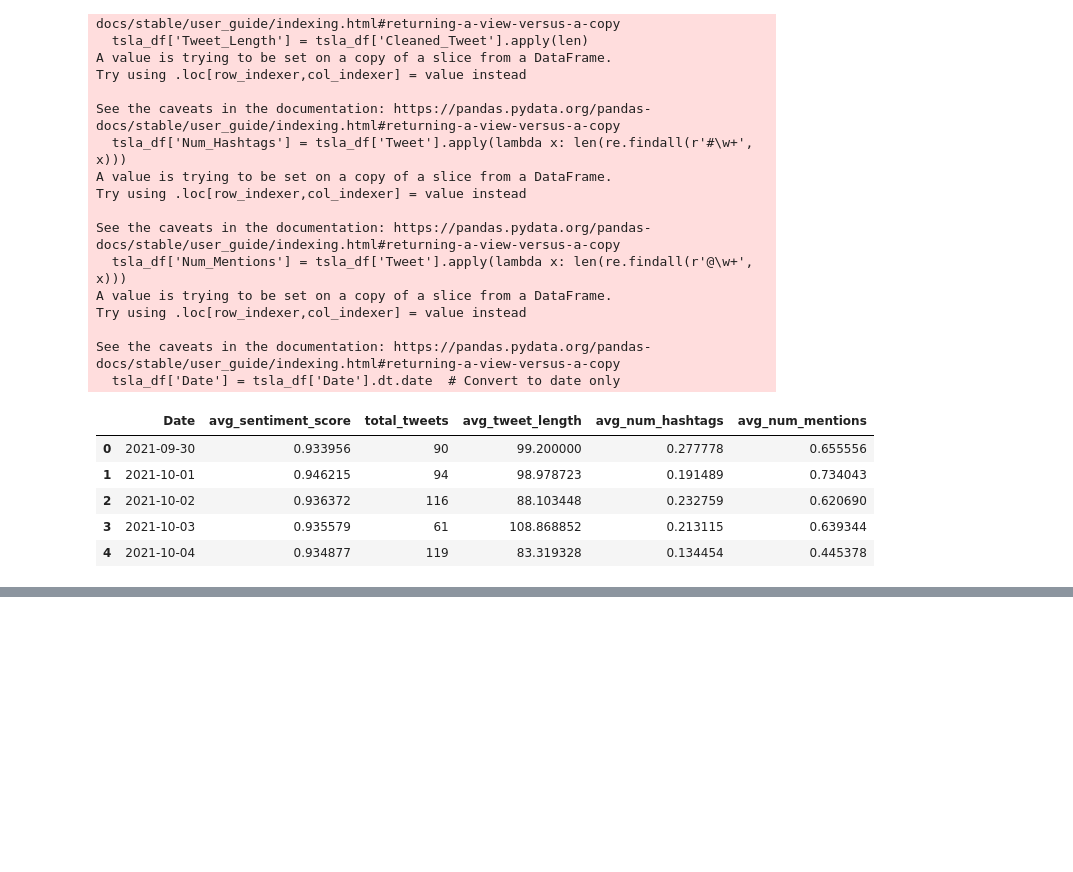
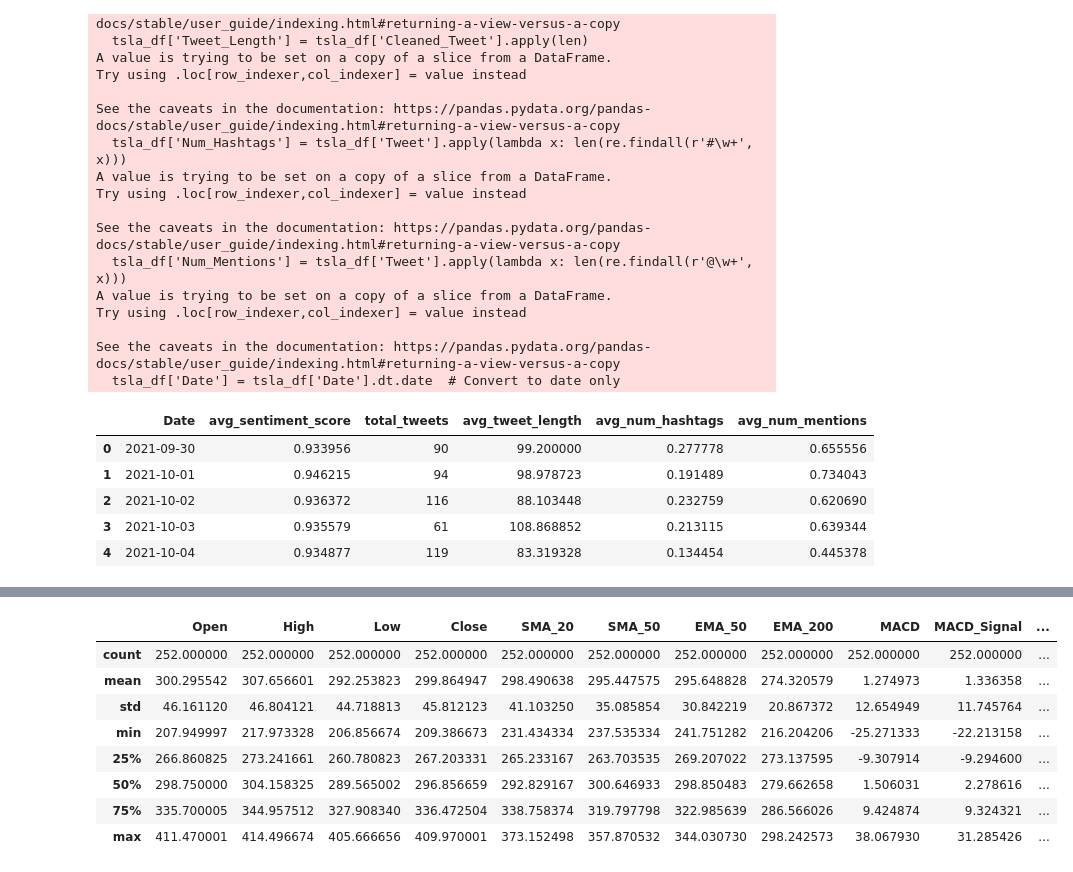
Before and after one commit to OnyedikachiOnwuachuke/Stock-Price-Prediction-Using-Sentiment-Analysis, a Jupyter notebook: PREDICTING_TESLA_STOCK_PRICE_USING_SENTIMENT_ANALYSIS.ipynb, the cells around one changed output, grey strips where cells are left out. Cells and saved outputs as stored; diff of their text form; code cells hidden in the pictures; blank space fills up the shorter version.

```diff
--- a/PREDICTING_TESLA_STOCK_PRICE_USING_SENTIMENT_ANALYSIS.ipynb
+++ b/PREDICTING_TESLA_STOCK_PRICE_USING_SENTIMENT_ANALYSIS.ipynb
@@ -1154,0 +1164,17 @@ See the caveats in the documentation: https://pandas.pydata.org/pandas-docs/stab
+# %%
+# Ensure 'Date' is a column, not an index
+if 'Date' not in stock_data.columns:
+    stock_data = stock_data.reset_index()  # Reset index to move 'Date' back to a column
+
+if 'Date' not in daily_sentiment.columns:
+    daily_sentiment = daily_sentiment.reset_index()
+
+# Convert 'Date' columns in both DataFrames to the same format
+stock_data['Date'] = pd.to_datetime(stock_data['Date']).dt.date  # Convert to datetime.date
+daily_sentiment['Date'] = pd.to_datetime(daily_sentiment['Date']).dt.date
+
+# Merge stock data with daily sentiment data
+data = pd.merge(stock_data, daily_sentiment, on='Date', how='inner')
+
+# Check the merged data
+data.head()
@@ -1154,0 +1189,12 @@ See the caveats in the documentation: https://pandas.pydata.org/pandas-docs/stab
+# %%
+data.describe()
+# %% [output]
+|  | Open | High | Low | Close | SMA_20 | SMA_50 | EMA_50 | EMA_200 | MACD | MACD_Signal | ... |
+| count | 252.000000 | 252.000000 | 252.000000 | 252.000000 | 252.000000 | 252.000000 | 252.000000 | 252.000000 | 252.000000 | 252.000000 | ... |
+| mean | 300.295542 | 307.656601 | 292.253823 | 299.864947 | 298.490638 | 295.447575 | 295.648828 | 274.320579 | 1.274973 | 1.336358 | ... |
+| std | 46.161120 | 46.804121 | 44.718813 | 45.812123 | 41.103250 | 35.085854 | 30.842219 | 20.867372 | 12.654949 | 11.745764 | ... |
+| min | 207.949997 | 217.973328 | 206.856674 | 209.386673 | 231.434334 | 237.535334 | 241.751282 | 216.204206 | -25.271333 | -22.213158 | ... |
+| 25% | 266.860825 | 273.241661 | 260.780823 | 267.203331 | 265.233167 | 263.703535 | 269.207022 | 273.137595 | -9.307914 | -9.294600 | ... |
+| 50% | 298.750000 | 304.158325 | 289.565002 | 296.856659 | 292.829167 | 300.646933 | 298.850483 | 279.662658 | 1.506031 | 2.278616 | ... |
+| 75% | 335.700005 | 344.957512 | 327.908340 | 336.472504 | 338.758374 | 319.797798 | 322.985639 | 286.566026 | 9.424874 | 9.324321 | ... |
+| max | 411.470001 | 414.496674 | 405.666656 | 409.970001 | 373.152498 | 357.870532 | 344.030730 | 298.242573 | 38.067930 | 31.285426 | ... |
```
Also changed, not shown: parts of 27 cells of this notebook.
